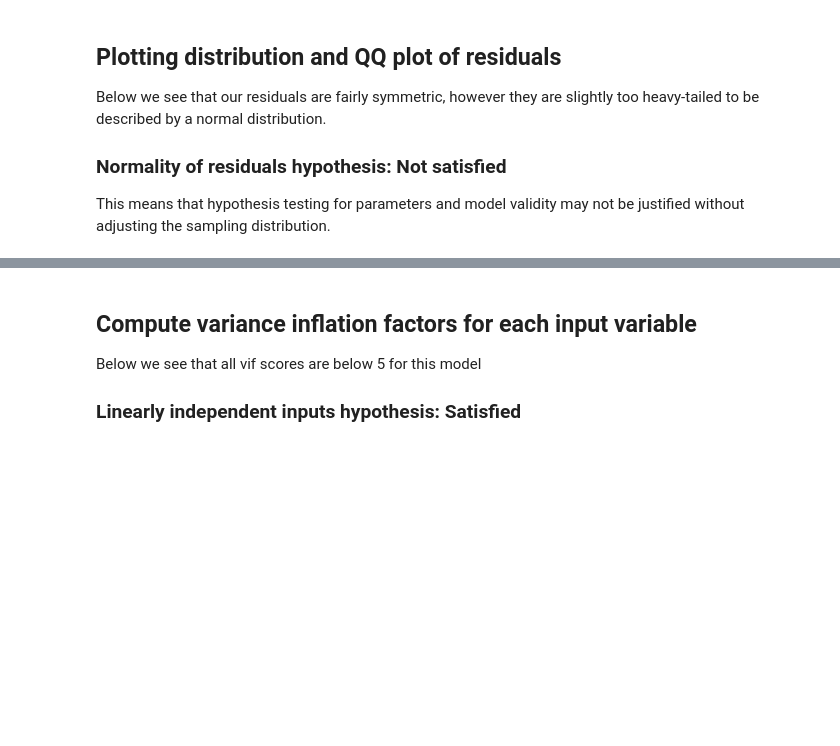
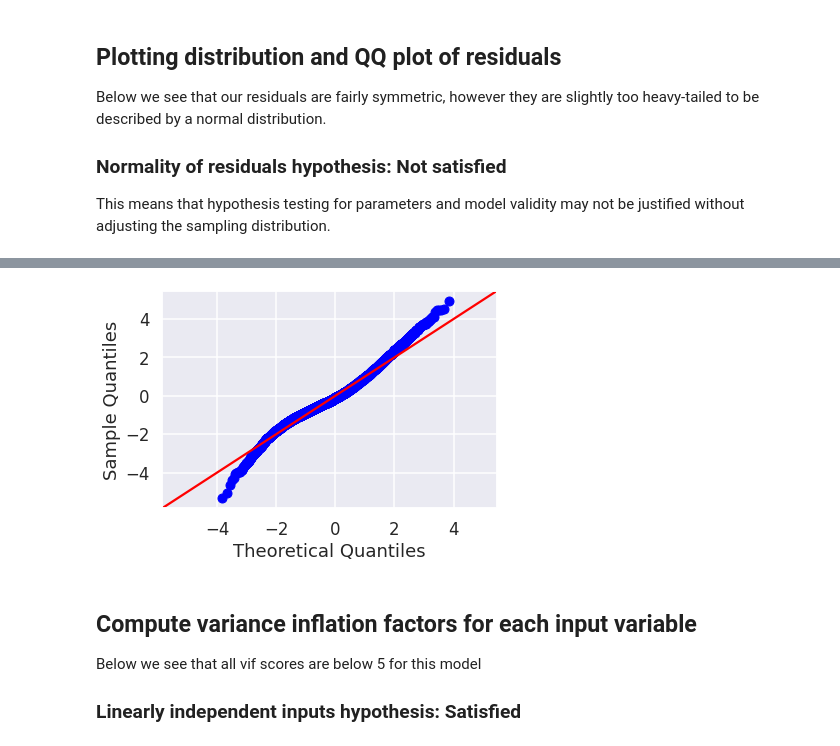
Before and after one commit to sethchart/Housing_Analysis, a Jupyter notebook: notebooks/PricingModel.ipynb, the cells around one changed output, grey strips where cells are left out. Saved outputs shown, nothing was run; the diff lists cells and outputs as text; code cells hidden in the pictures; blank space fills up the shorter version.

```diff
--- a/notebooks/PricingModel.ipynb
+++ b/notebooks/PricingModel.ipynb
@@ -149,3 +124,7 @@ We reject the null hypothesis that our residuals are normally distributed at the
+# %%
+residual_qq_plot = model.plot_residuals_normal_qq()
+# %% [output]
+[figure, added]
 # %% [markdown]
 ## Compute variance inflation factors for each input variable
 Below we see that all vif scores are below 5 for this model
```
Also changed, not shown: parts of 33 cells of this notebook, 1 other file.
